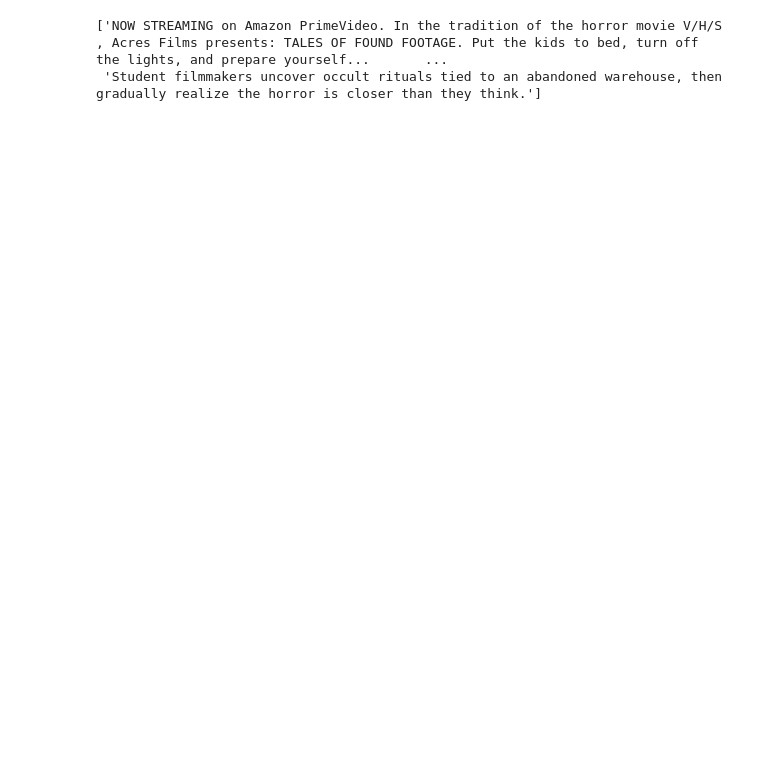
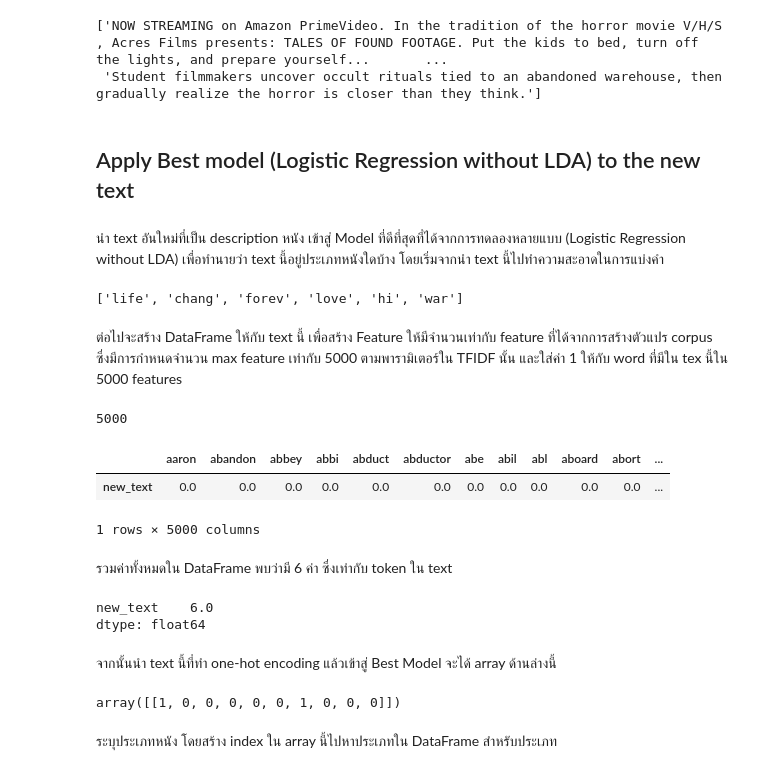
Before and after one commit to sunglovedatascience/MovieGenreClassfication, a Jupyter notebook: Assignment_Final.ipynb, the cells around one changed output. Drawn from its saved outputs; the diff is of its cells as text; code cells hidden in the pictures; blank space fills up the shorter version.

```diff
--- a/Assignment_Final.ipynb
+++ b/Assignment_Final.ipynb
@@ -930,3 +920,49 @@ df_X_test_f1_1.loc[word_horror, 'descriptions'].values[:10].tolist()
 # %% [output]
 ['NOW STREAMING on Amazon PrimeVideo. In the tradition of the horror movie V/H/S , Acres Films presents: TALES OF FOUND FOOTAGE. Put the kids to bed, turn off the lights, and prepare yourself...       ...
  'Student filmmakers uncover occult rituals tied to an abandoned warehouse, then gradually realize the horror is closer than they think.']
+# %% [markdown]
+## Apply Best model (Logistic Regression without LDA) to the new text
+# %% [markdown]
+นำ text อันใหม่ที่เป็น description หนัง เข้าสู่ Model ที่ดีที่สุดที่ได้จากการทดลองหลายแบบ (Logistic Regression without LDA) เพื่อทำนายว่า text นี้อยู่ประเภทหนังใดบ้าง โดยเริ่มจากนำ text นี้ไปทำความสะอาดในการแบ่งคำ
+# %%
+text = "His life will be changed forever from love in wars."
+text = re.sub("[,\/.!?():;$%&*@#^+=~_{}<>`]", '', text)
+text = word_tokenize(text)
+text = stopword_removal(text)
+text = lemmatization(text)
+text = number_removal(text)
+text
+# %% [output]
+['life', 'chang', 'forev', 'love', 'hi', 'war']
+# %% [markdown]
+ต่อไปจะสร้าง DataFrame ให้กับ text นี้ เพื่อสร้าง Feature ให้มีจำนวนเท่ากับ feature ที่ได้จากการสร้างตัวแปร corpus ซึ่งมีการกำหนดจำนวน max feature เท่ากับ 5000 ตามพารามิเตอร์ใน TFIDF นั้น และใส่ค่า 1 ให้กับ word ที่มีใน tex นี้ใน 5000 features
+# %%
+vocab = vectorizer_tfidf.get_feature_names()
+len(vocab)
+# %% [output]
+5000
+# %%
+X_new = pd.DataFrame(index=vocab).transpose()
+X_new.loc['new_text'] = 0
+X_new[text] = 1
+X_new
+# %% [output]
+|  | aaron | abandon | abbey | abbi | abduct | abductor | abe | abil | abl | aboard | abort | ... |
+| new_text | 0.0 | 0.0 | 0.0 | 0.0 | 0.0 | 0.0 | 0.0 | 0.0 | 0.0 | 0.0 | 0.0 | ... |
+1 rows × 5000 columns
+# %% [markdown]
+รวมค่าทั้งหมดใน DataFrame พบว่ามี 6 ค่า ซึ่งเท่ากับ token ใน text
+# %%
+X_new.sum(axis=1)
+# %% [output]
+new_text    6.0
+dtype: float64
+# %% [markdown]
+จากนั้นนำ text นี้ที่ทำ one-hot encoding แล้วเข้าสู่ Best Model จะได้ array ด้านล่างนี้
+# %%
+y_new_pred_lr = lr.predict(X_new.values)
+y_new_pred_lr
+# %% [output]
+array([[1, 0, 0, 0, 0, 0, 1, 0, 0, 0]])
+# %% [markdown]
+ระบุประเภทหนัง โดยสร้าง index ใน array นี้ไปหาประเภทใน DataFrame สำหรับประเภท
```
Also changed, not shown: parts of 28 cells of this notebook, 1 other file.
